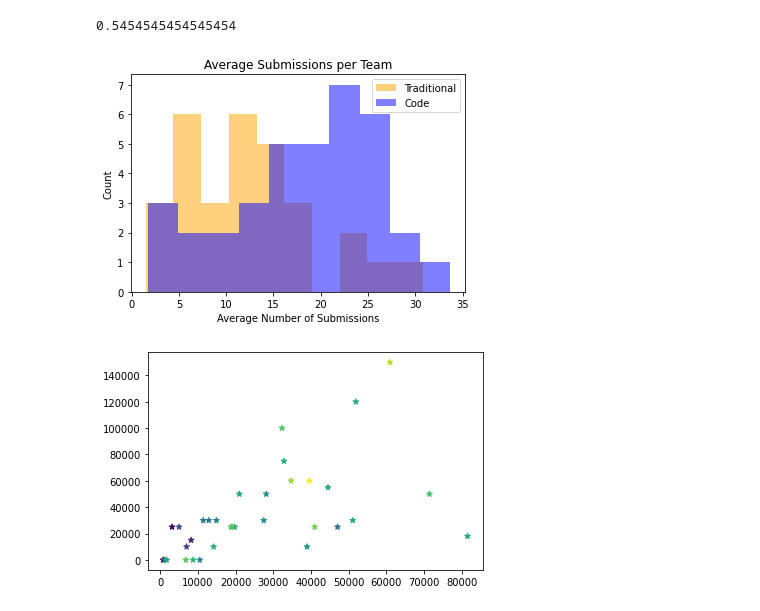
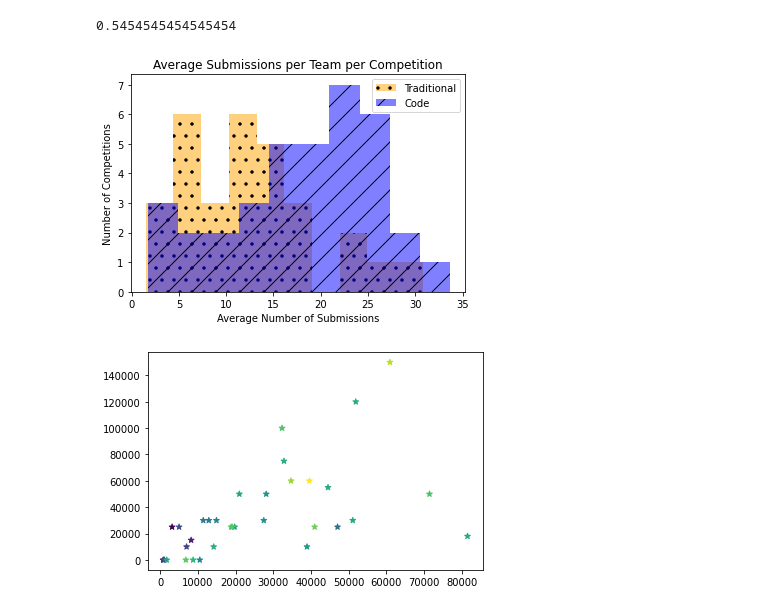
Before and after one commit to Xannadoo/carbon-cost-kaggle, a Jupyter notebook: meta_data_exploration.ipynb, the cells around one changed output. Cells and saved outputs as stored; diff of their text form; code cells hidden in the pictures.

```diff
--- a/meta_data_exploration.ipynb
+++ b/meta_data_exploration.ipynb
@@ -239,16 +239,16 @@ plt.savefig('img/box.png');
 # %%
 image['subs_per_team'] = image.TotalSubmissions/image.TotalTeams
 # %%
-plt.hist(image[image.OnlyAllowKernelSubmissions==False].subs_per_team, alpha=0.5, bins=10, color='orange',label='Traditional')
-plt.hist(image[image.OnlyAllowKernelSubmissions].subs_per_team, alpha=0.5, bins=10, color='blue', label='Code')
-plt.title('Average Submissions per Team')
+plt.hist(image[image.OnlyAllowKernelSubmissions==False].subs_per_team, alpha=0.5, bins=10, hatch='.',fill=True, color='orange',label='Traditional')
+plt.hist(image[image.OnlyAllowKernelSubmissions].subs_per_team, alpha=0.5, bins=10, hatch='/',fill=True, color='blue', label='Code')
+plt.title('Average Submissions per Team per Competition')
 plt.legend()
 plt.xlabel('Average Number of Submissions')
-plt.ylabel('Count')
+plt.ylabel('Number of Competitions')
 fig.tight_layout()
 plt.savefig('img/submission_dist.png')
 # %% [output]
-[figure, old version]
+[figure, new version]
 # %%
 ccomps = image[image.OnlyAllowKernelSubmissions].copy().reset_index(drop=True)
 ccomps = ccomps[['CompetitionId', 'Title', 'HostSegmentTitle', 'RewardQuantity', 'TotalTeams', 'TotalSubmissions', 'subs_per_team', ]]
```
Also changed, not shown: parts of 4 cells of this notebook, 2 other files.
